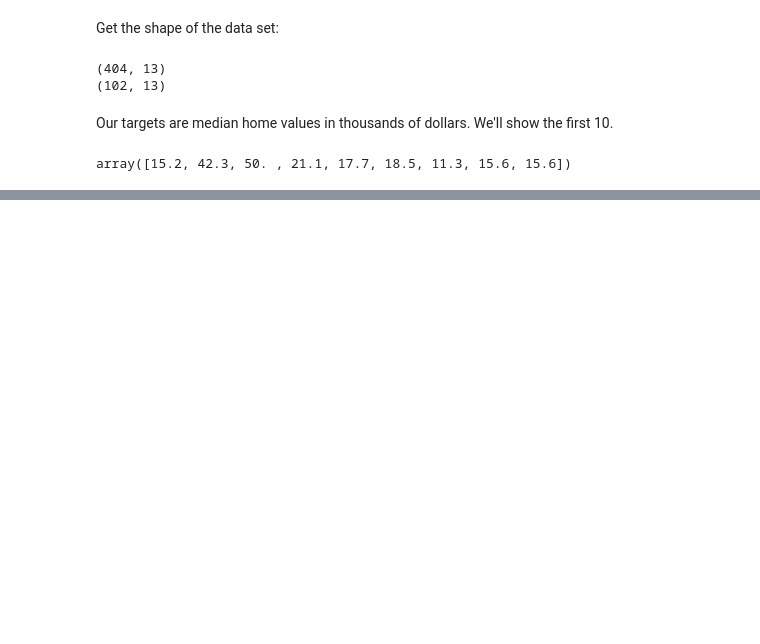
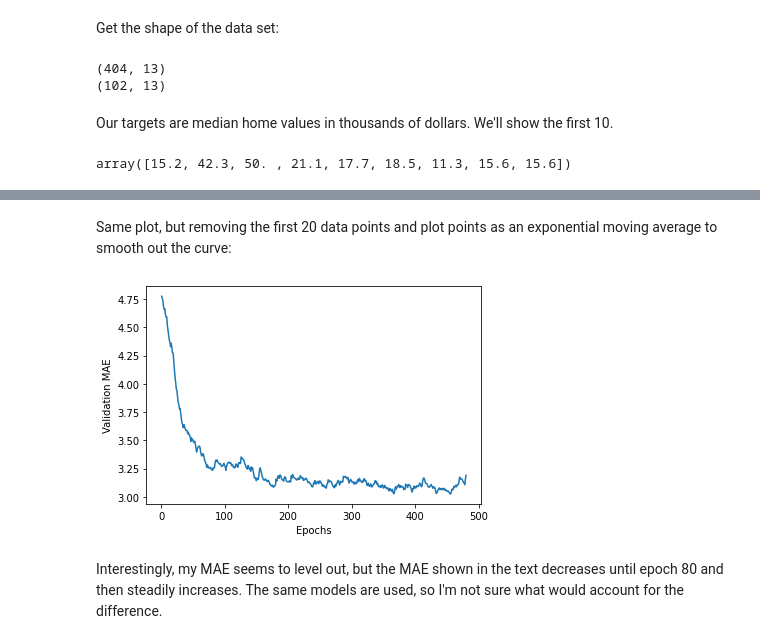
Before and after one commit to matthewreader/continuous-learning, a Jupyter notebook: books/deep-learning-with-python/chapter-4/Ch4_Regression_With_Boston_Housing_Prices.ipynb, the cells around one changed output, grey strips where cells are left out. Cells and saved outputs as stored; diff of their text form; code cells hidden in the pictures; blank space fills up the shorter version.

```diff
--- a/books/deep-learning-with-python/chapter-4/Ch4_Regression_With_Boston_Housing_Prices.ipynb
+++ b/books/deep-learning-with-python/chapter-4/Ch4_Regression_With_Boston_Housing_Prices.ipynb
@@ -33,0 +177,21 @@ array([15.2, 42.3, 50. , 21.1, 17.7, 18.5, 11.3, 15.6, 15.6])
+# %% [markdown]
+Same plot, but removing the first 20 data points and plot points as an exponential moving average to smooth out the curve:
+# %%
+def smooth_curve(points, factor=0.9):
+  smoothed_points = []
+  for point in points:
+    if smoothed_points:
+      previous = smoothed_points[-1]
+      smoothed_points.append(previous * factor + point * (1 - factor))
+    else:
+      smoothed_points.append(point)
+  return smoothed_points
+smooth_mae_history = smooth_curve(average_mae_history[20:])
+plt.plot(range(1, len(smooth_mae_history) + 1), smooth_mae_history)
+plt.xlabel('Epochs')
+plt.ylabel('Validation MAE')
+plt.show()
+# %% [output]
+[figure, added]
+# %% [markdown]
+Interestingly, my MAE seems to level out, but the MAE shown in the text decreases until epoch 80 and then steadily increases.  The same models are used, so I'm not sure what would account for the difference.
```
Also changed, not shown: parts of 19 cells of this notebook, 1 other file.
